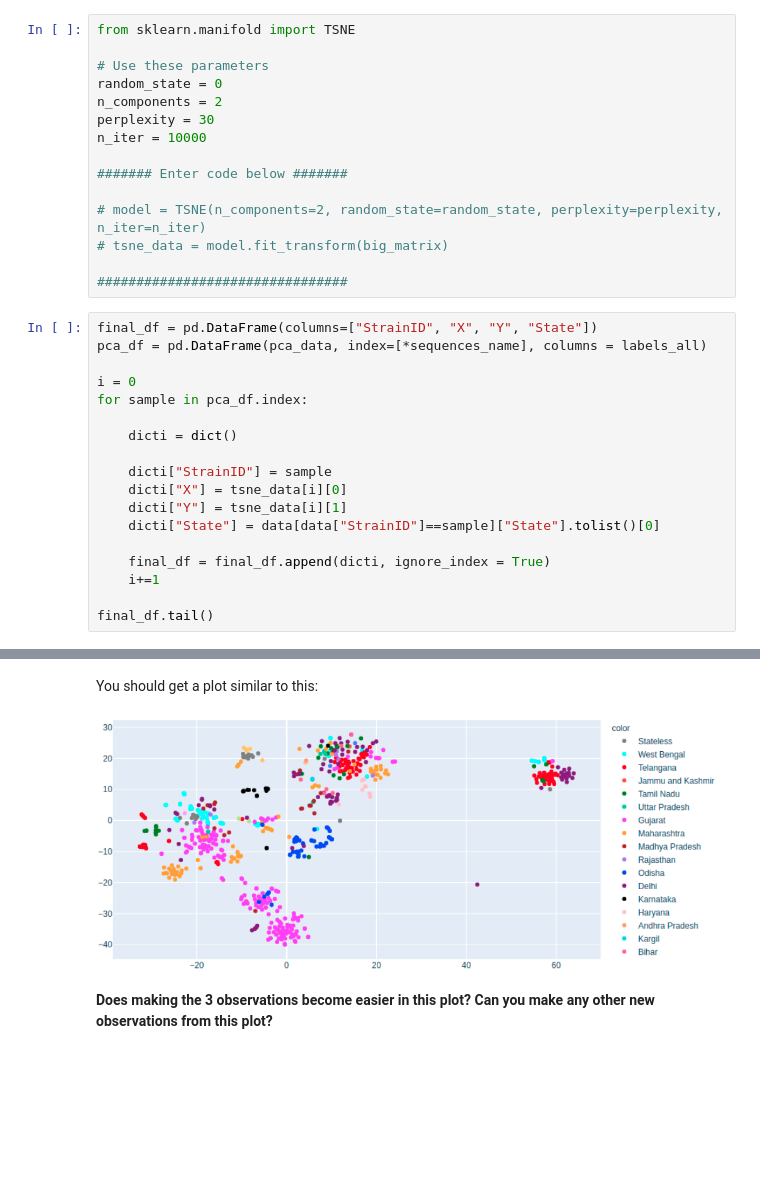
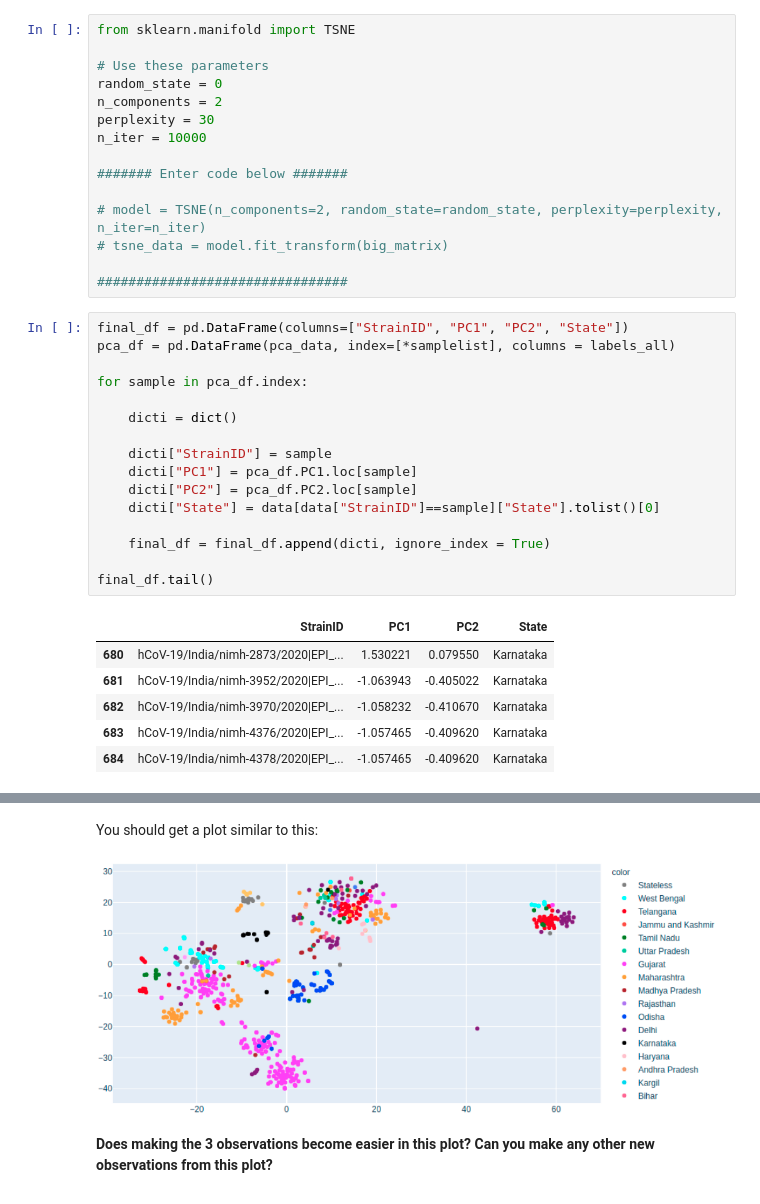
Before and after one commit to Siri2406/FMML-COURSE-ASSIGNMENTSS-thi, a Jupyter notebook: Project_Module2.ipynb, the cells around one changed output, grey strips where cells are left out. Drawn from its saved outputs; the diff is of its cells as text; blank space fills up the shorter version.

```diff
--- a/Project_Module2.ipynb
+++ b/Project_Module2.ipynb
@@ -274,21 +277,26 @@ n_iter = 10000
 
 ################################
 # %%
-final_df = pd.DataFrame(columns=["StrainID", "X", "Y", "State"])
-pca_df = pd.DataFrame(pca_data, index=[*sequences_name], columns = labels_all)
+final_df = pd.DataFrame(columns=["StrainID", "PC1", "PC2", "State"])
+pca_df = pd.DataFrame(pca_data, index=[*samplelist], columns = labels_all)
 
-i = 0
 for sample in pca_df.index:
 
     dicti = dict()
 
     dicti["StrainID"] = sample
-    dicti["X"] = tsne_data[i][0]
-    dicti["Y"] = tsne_data[i][1]
+    dicti["PC1"] = pca_df.PC1.loc[sample]
+    dicti["PC2"] = pca_df.PC2.loc[sample]
     dicti["State"] = data[data["StrainID"]==sample]["State"].tolist()[0]
 
     final_df = final_df.append(dicti, ignore_index = True)
-    i+=1
 
 final_df.tail()
+# %% [output]
+|  | StrainID | PC1 | PC2 | State |
+| 680 | hCoV-19/India/nimh-2873/2020|EPI_... | 1.530221 | 0.079550 | Karnataka |
+| 681 | hCoV-19/India/nimh-3952/2020|EPI_... | -1.063943 | -0.405022 | Karnataka |
+| 682 | hCoV-19/India/nimh-3970/2020|EPI_... | -1.058232 | -0.410670 | Karnataka |
+| 683 | hCoV-19/India/nimh-4376/2020|EPI_... | -1.057465 | -0.409620 | Karnataka |
+| 684 | hCoV-19/India/nimh-4378/2020|EPI_... | -1.057465 | -0.409620 | Karnataka |
 # %%
```
Also changed, not shown: parts of 11 cells of this notebook.
